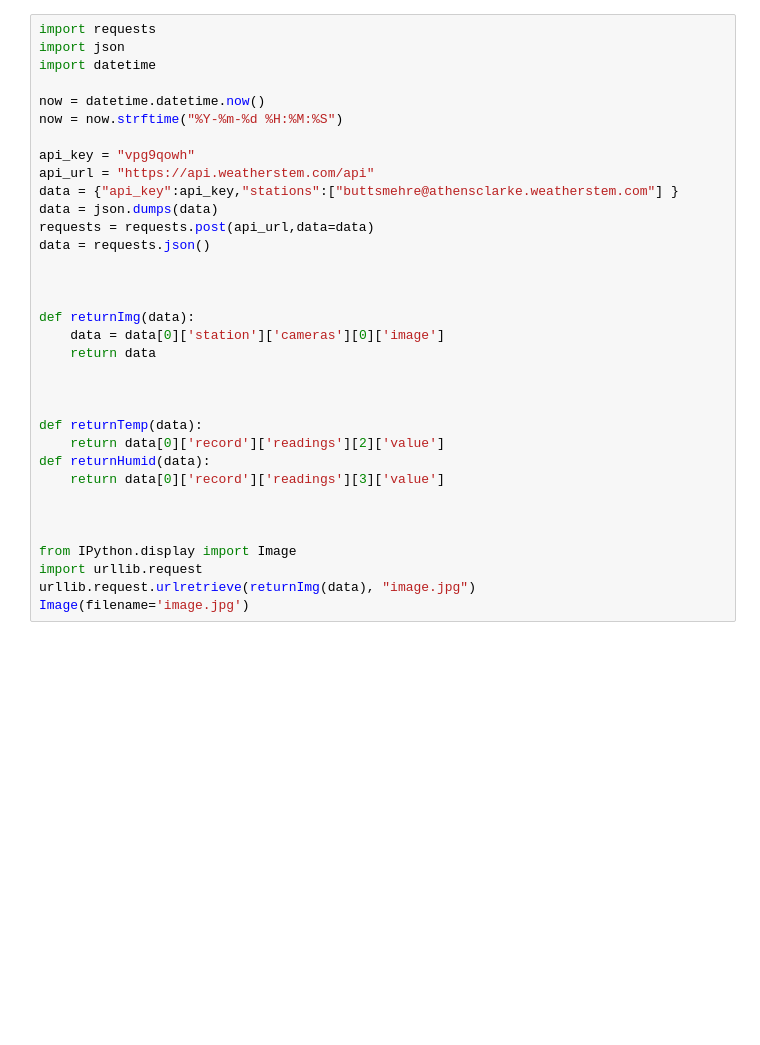
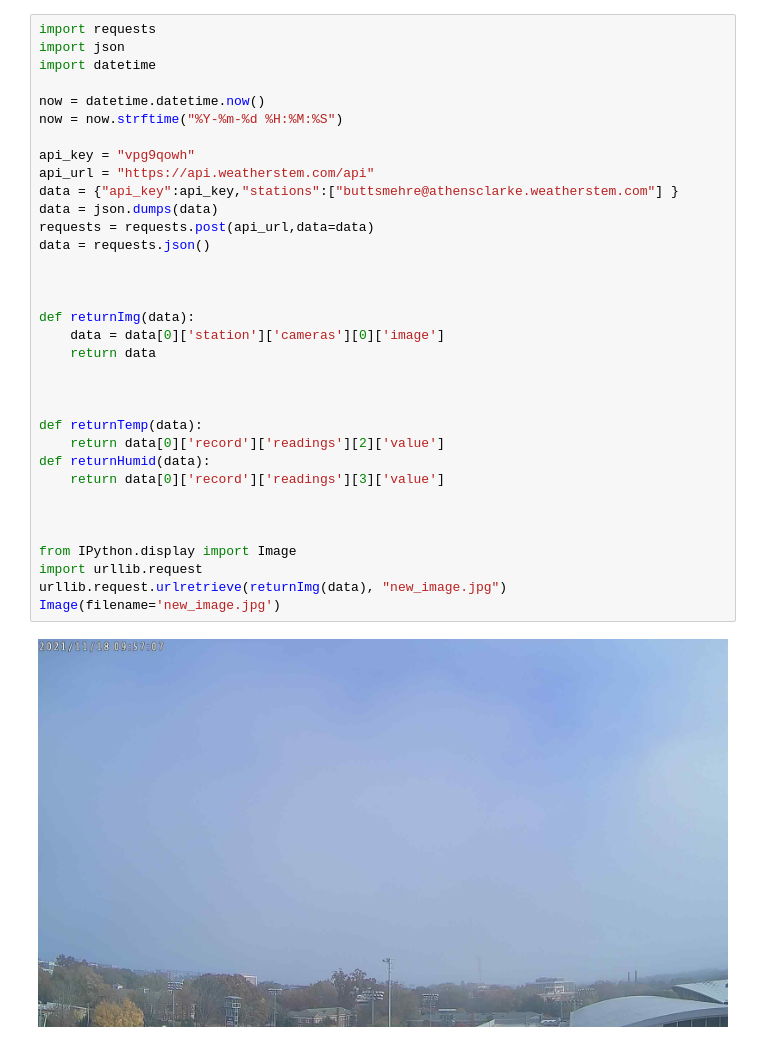
Before and after one commit to johngunerli/UGAWeatherData, a Jupyter notebook: UGAWeatherData.ipynb, the cells around one changed output. Saved outputs shown, nothing was run; the diff lists cells and outputs as text; blank space fills up the shorter version.

Commit message:
fixed image

```diff
--- a/UGAWeatherData.ipynb
+++ b/UGAWeatherData.ipynb
@@ -3,32 +3,34 @@ import requests
 import json
 import datetime
 
 now = datetime.datetime.now()
 now = now.strftime("%Y-%m-%d %H:%M:%S")
 
 api_key = "vpg9qowh"
 api_url = "https://api.weatherstem.com/api"
 data = {"api_key":api_key,"stations":["buttsmehre@athensclarke.weatherstem.com"] }
 data = json.dumps(data)
 requests = requests.post(api_url,data=data)
 data = requests.json()
 
 
 
 def returnImg(data):
     data = data[0]['station']['cameras'][0]['image']
     return data
 
 
 
 def returnTemp(data):
     return data[0]['record']['readings'][2]['value']
 def returnHumid(data):
     return data[0]['record']['readings'][3]['value']
 
 
 
 from IPython.display import Image
 import urllib.request
-urllib.request.urlretrieve(returnImg(data), "image.jpg")
-Image(filename='image.jpg')
+urllib.request.urlretrieve(returnImg(data), "new_image.jpg")
+Image(filename='new_image.jpg')
+# %% [output]
+[figure, added]
```
Also changed, not shown: parts of 5 cells of this notebook, 2 other files.
